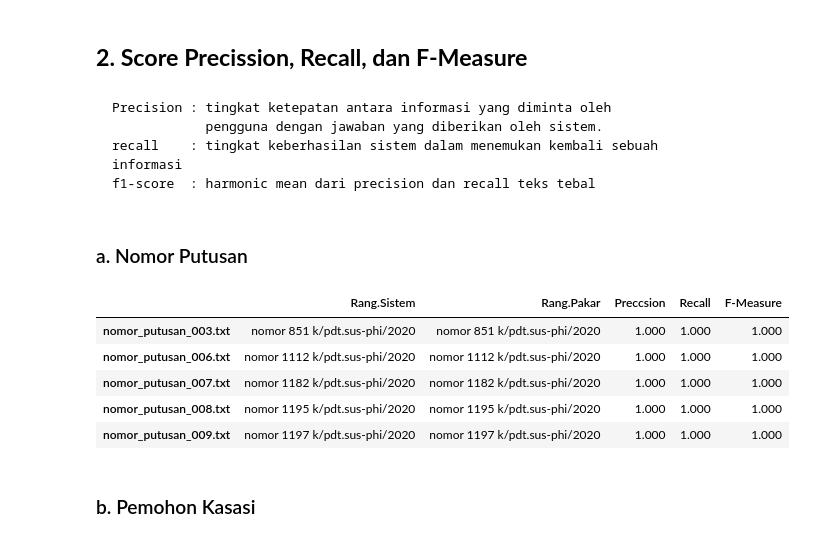
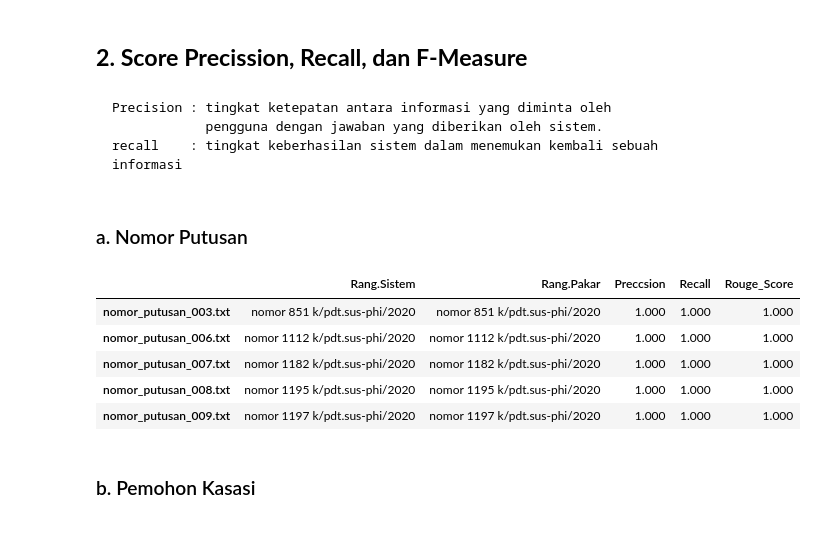
Before and after one commit to navy-25/lsa-summerization-legal-dokumen-hukum-phi, a Jupyter notebook: Perangkuman Otomatis Pada Doc Hukum PHI Perdata Menggunakan Metode LSA _ CLSA.ipynb, the cells around one changed output. Cells and saved outputs as stored; diff of their text form; code cells hidden in the pictures.

````diff
--- a/Perangkuman Otomatis Pada Doc Hukum PHI Perdata Menggunakan Metode LSA _ CLSA.ipynb
+++ b/Perangkuman Otomatis Pada Doc Hukum PHI Perdata Menggunakan Metode LSA _ CLSA.ipynb
@@ -759,21 +759,20 @@ hasil_amar[0:5]
 Precision : tingkat ketepatan antara informasi yang diminta oleh
             pengguna dengan jawaban yang diberikan oleh sistem.
 recall    : tingkat keberhasilan sistem dalam menemukan kembali sebuah informasi
-f1-score  : harmonic mean dari precision dan recall teks tebal
 ```
 # %% [markdown]
 ### a. Nomor Putusan
 # %%
 scor_nomor = uji_rouge_1(pakar_nomor,all_nomor_putusan,hasil_pakar_nomor)
 
 # input dan visualisasi ke dataframe
 nomor_pd = pd.DataFrame(scor_nomor)
-nomor_pd.rename(index={0:'Rang.Sistem',1:'Rang.Pakar',2:'Preccsion',3:'Recall',4:'F-Measure'}, inplace=True)
+nomor_pd.rename(index={0:'Rang.Sistem',1:'Rang.Pakar',2:'Preccsion',3:'Recall',4:'Rouge_Score'}, inplace=True)
 nomor_pd = nomor_pd.T
 nomor_pd.to_csv (r'python/csv/nomor_rouge.csv', index = False, header=True)
 nomor_pd[0:5]
 # %% [output]
-|  | Rang.Sistem | Rang.Pakar | Preccsion | Recall | F-Measure |
+|  | Rang.Sistem | Rang.Pakar | Preccsion | Recall | Rouge_Score |
 | nomor_putusan_003.txt | nomor 851 k/pdt.sus-phi/2020 | nomor 851 k/pdt.sus-phi/2020 | 1.000 | 1.000 | 1.000 |
 | nomor_putusan_006.txt | nomor 1112 k/pdt.sus-phi/2020 | nomor 1112 k/pdt.sus-phi/2020 | 1.000 | 1.000 | 1.000 |
 | nomor_putusan_007.txt | nomor 1182 k/pdt.sus-phi/2020 | nomor 1182 k/pdt.sus-phi/2020 | 1.000 | 1.000 | 1.000 |
````
Also changed, not shown: parts of 37 cells of this notebook, 31 other files.
